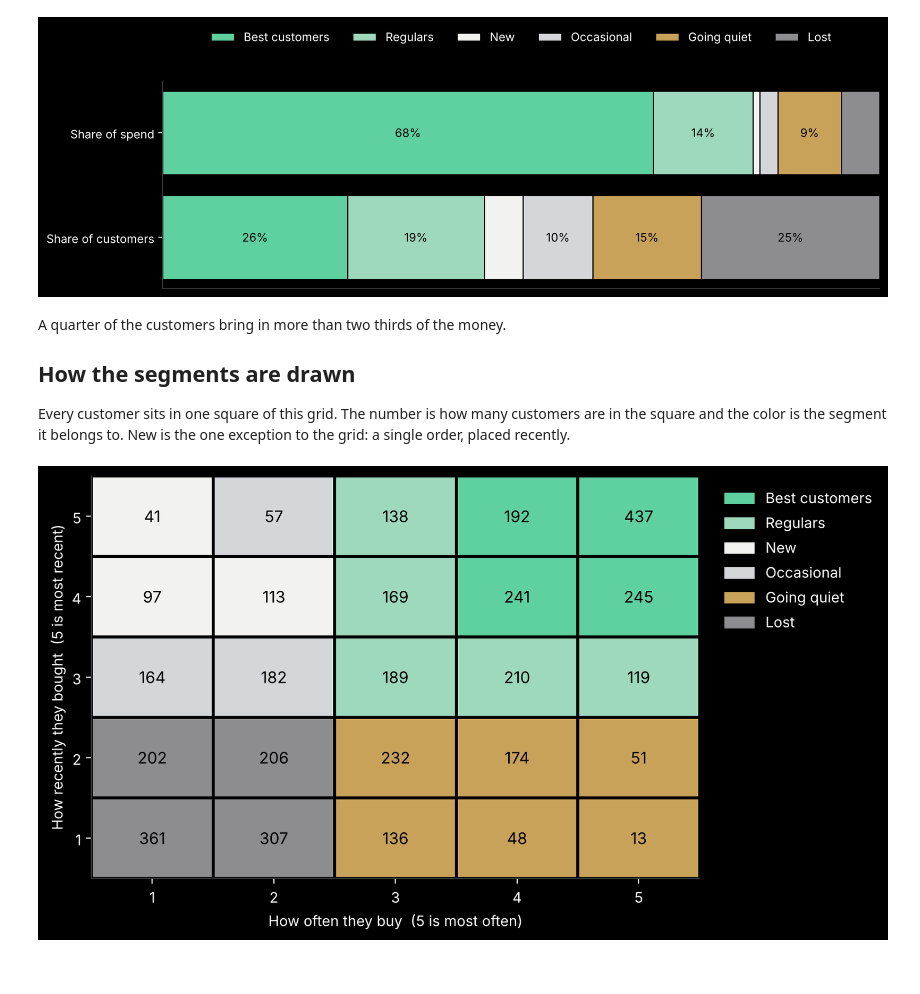
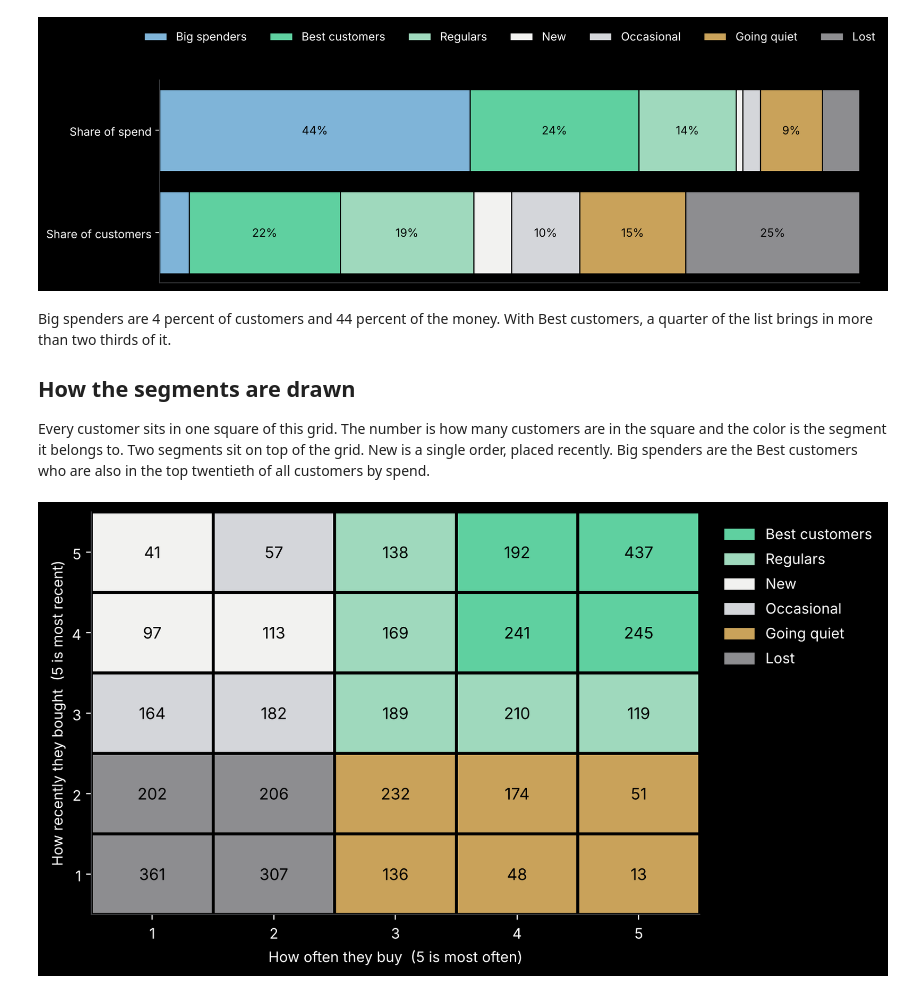
Before and after one commit to ruslanmaystrenko/retail-analysis, a Jupyter notebook: notebooks/02_customer_segmentation.ipynb, the cells around one changed output. Drawn from its saved outputs; the diff is of its cells as text; code cells hidden in the pictures.

```diff
--- a/notebooks/02_customer_segmentation.ipynb
+++ b/notebooks/02_customer_segmentation.ipynb
@@ -12,6 +12,7 @@ sys.path.insert(0, "src")
 import numpy as np
 import pandas as pd
 import matplotlib.pyplot as plt
+from matplotlib.ticker import LogLocator
 from shoplens.clean import SHOPS, load, clean, open_shop
 from shoplens.segmentation import GROUPS
 
@@ -19,7 +20,7 @@ plt.style.use("dark_background")
 plt.rcParams.update({"figure.facecolor": "black", "axes.facecolor": "black", "axes.edgecolor": "#3a3b3e", "axes.grid": True,
                      "grid.color": "#1c1c1e", "figure.figsize": (11, 4.5), "axes.axisbelow": True, "axes.spines.top": False, "axes.spines.right": False})
 WHITE, SILVER, GREY, JADE, RED = "#f2f2f0", "#d4d6da", "#8d8d90", "#5fd0a0", "#e0787a"
-COLORS = dict(zip(GROUPS, [JADE, "#9fd9bd", WHITE, SILVER, "#c9a25a", GREY]))
+COLORS = dict(zip(GROUPS, ["#7fb4d8", JADE, "#9fd9bd", WHITE, SILVER, "#c9a25a", GREY]))
 money = lambda v, _=None: f"£{v:,.0f}"
 UK, AMAZON, GROCERY = SHOPS
 
@@ -45,23 +47,23 @@ table.style.format({"customers": "{:,.0f}", "spend": "£{:,.0f}", "typical_order
 # %%
 fig, ax = plt.subplots(figsize=(11, 3.2))
 for row, column in enumerate(["share_of_customers", "share_of_spend"]):
     left = 0
     for name in table.index:
         ax.barh(row, table.loc[name, column], left=left, color=COLORS[name], edgecolor="black", label=name if row == 0 else None)
         if table.loc[name, column] > 0.06:
             ax.text(left + table.loc[name, column] / 2, row, f"{table.loc[name, column]:.0%}", ha="center", va="center", color="black", fontsize=10)
         left += table.loc[name, column]
 ax.set_yticks([0, 1], ["Share of customers", "Share of spend"]); ax.set_xlim(0, 1); ax.xaxis.set_visible(False); ax.grid(False)
-ax.legend(frameon=False, ncol=6, loc="upper center", bbox_to_anchor=(0.5, 1.3))
+ax.legend(frameon=False, ncol=7, loc="upper center", bbox_to_anchor=(0.5, 1.3))
 plt.show()
 # %% [output]
-[figure, old version]
+[figure, new version]
 # %% [markdown]
-A quarter of the customers bring in more than two thirds of the money.
+Big spenders are 4 percent of customers and 44 percent of the money. With Best customers, a quarter of the list brings in more than two thirds of it.
 
 ## How the segments are drawn
 
-Every customer sits in one square of this grid. The number is how many customers are in the square and the color is the segment it belongs to. New is the one exception to the grid: a single order, placed recently.
+Every customer sits in one square of this grid. The number is how many customers are in the square and the color is the segment it belongs to. Two segments sit on top of the grid. New is a single order, placed recently. Big spenders are the Best customers who are also in the top twentieth of all customers by spend.
 # %%
 recent, often = scores(customers)
 grid = pd.crosstab(recent, often)
```
Also changed, not shown: parts of 12 cells of this notebook, 17 other files.
